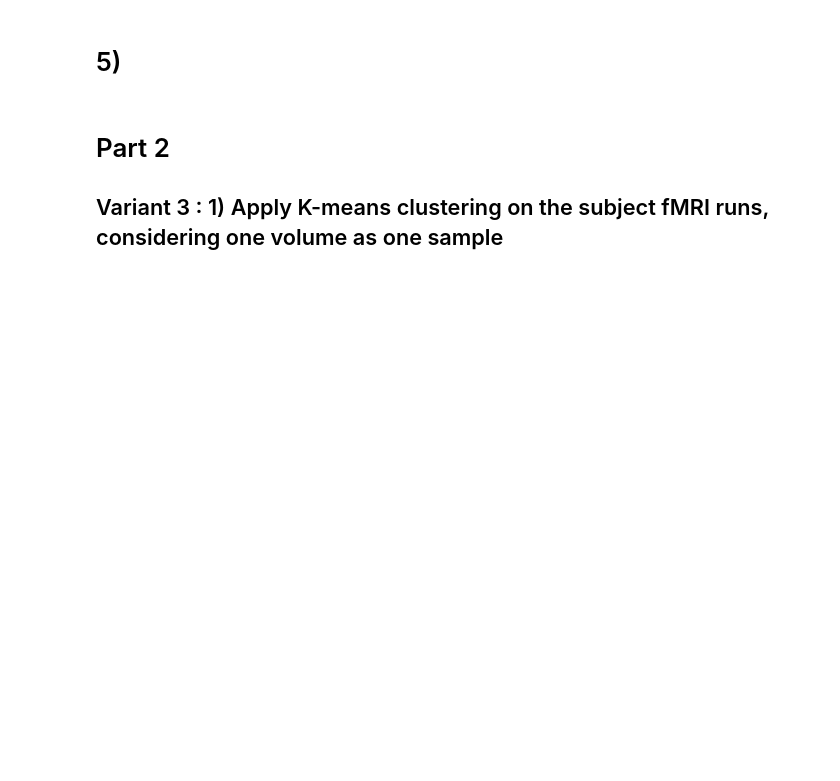
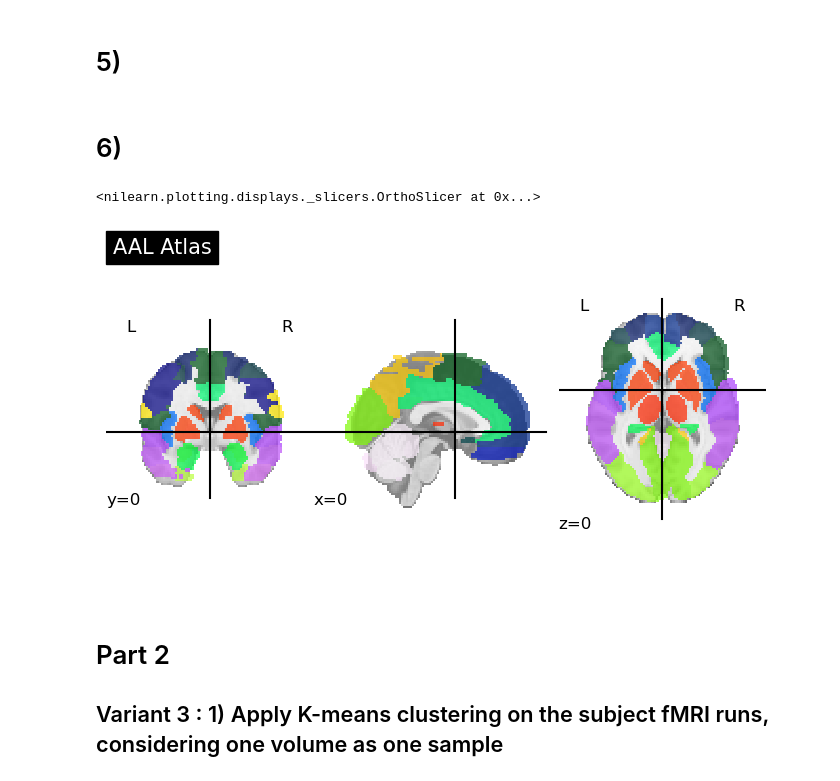
Before and after one commit to zoeepfl/NX-NSSP, a Jupyter notebook: Mini_Projet_1.ipynb, the cells around one changed output. Cells and saved outputs as stored; diff of their text form; code cells hidden in the pictures; blank space fills up the shorter version.

```diff
--- a/Mini_Projet_1.ipynb
+++ b/Mini_Projet_1.ipynb
@@ -538,33 +523,43 @@ NameError: name 'FirstLevelModel' is not defined
 # %%
 contrast_vector_hand_vs_foot = [1, 1, -1, -1, 0, 0] # depend on the regressor list, might be changed
 
-activation_map_LR = fmri_glm.compute_contrast(contrast_vector_hand_vs_foot,
+activation_map = fmri_glm.compute_contrast(contrast_vector_hand_vs_foot,
                                   output_type='effect_size')
-activation_map_RL = fmri_glm.compute_contrast(contrast_vector_hand_vs_foot,
-                                  output_type='effect_size')
-#nib.save(z_map, 'z_map_uncorrected.nii.gz')
-
-# activation map for LR
+# activation map
 plotting.plot_stat_map(
-    activation_map_LR,
+    activation_map
     threshold=0.5,          # might need to be adjusted as needed
     display_mode='ortho',
     cut_coords=(0, 0, 0),   # might need to be adjusted as needed
-    title='Hand > Foot Activation Map, LR'
-))
-
-# activation map for RL
-plotting.plot_stat_map(
-    activation_map_RL,
-    threshold=0.5,          # might need to be adjusted as needed
-    display_mode='ortho',
-    cut_coords=(0, 0, 0),   # might need to be adjusted as needed
-    title='Hand > Foot Activation Map, RL'
+    title='Hand > Foot Activation Map'
 )
-
 plt.show()
 
 #nib.save(activation_map, 'activation_map_hand_vs_foot.nii.gz')
+# %% [markdown]
+# 6)
+# %%
+from nilearn import plotting
+atlas = fetch_atlas_aal()
+
+plotting.plot_stat_map(
+    activation_map,
+    threshold=2.5,
+    display_mode='ortho',
+    title='Activation Map (Hand > Foot) with AAL Overlay',
+    cut_coords=(0, 0, 0)
+)
+
+plotting.plot_roi(
+    atlas.maps,
+    bg_img=activation_map,
+    alpha=0.3,
+    display_mode='ortho',
+    cut_coords=(0, 0, 0)
+)
+# %% [output]
+<nilearn.plotting.displays._slicers.OrthoSlicer at 0x...>
+[figure, added]
 # %% [markdown]
 # Part 2
 ## Variant 3 : 1) Apply K-means clustering on the subject fMRI runs, considering one volume as one sample
```
Also changed, not shown: parts of 7 cells of this notebook, 1 other file.
